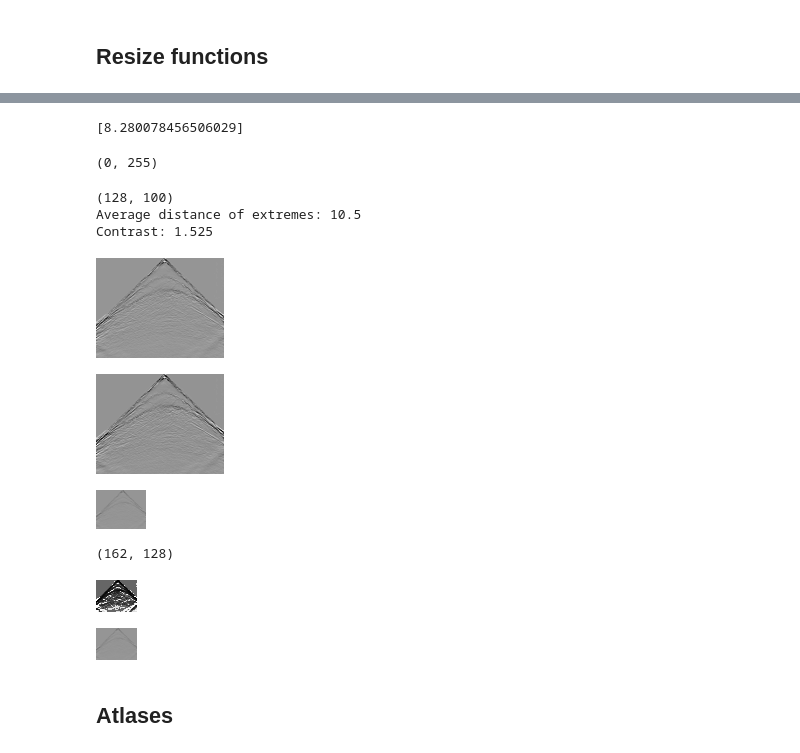
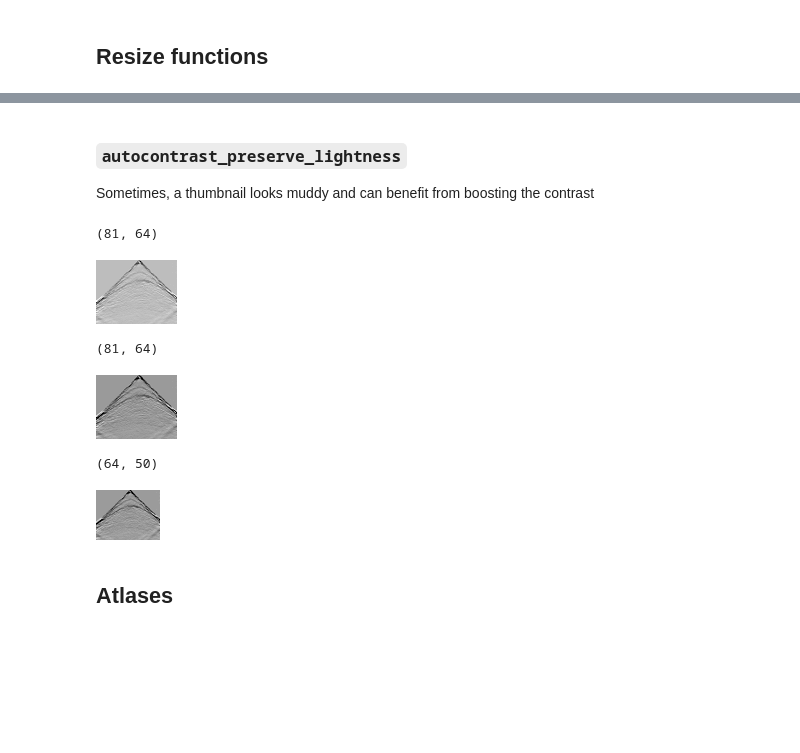
Before and after one commit to fr1ll/clip-plot, a Jupyter notebook: nbs/03_images.ipynb, the cells around one changed output, grey strips where cells are left out. Saved outputs shown, nothing was run; the diff lists cells and outputs as text; code cells hidden in the pictures; blank space fills up the shorter version.

Commit message:
add function autocontrast_preserve_lightness to get crispy thumbnails

```diff
--- a/nbs/03_images.ipynb
+++ b/nbs/03_images.ipynb
@@ -73,7 +63,7 @@ def thumb_exact_pad(img, w=128, h=128):
 # %%
 #| export
 
-def resize_to_max_side(img, n=128):
+def resize_to_max_side(img:pil_image, n:int=128):
     '''
     resize to a maximum side length
     '''
@@ -172,44 +90,41 @@ def autocontrast_symmetric_v2(img: pil_image, cutoff: float=0):
-# %%
-from PIL.ImageStat import Stat
-
-Stat(resize_to_height(im, h=128).convert("L")).stddev
-# %% [output]
-[8.280078456506029]
-# %%
-Stat(resize_to_height(im, h=600).convert("L")).extrema[0]
-# %% [output]
-(0, 255)
+# %% [markdown]
+### `autocontrast_preserve_lightness`
+
+Sometimes, a thumbnail looks muddy and can benefit from boosting the contrast
+# %%
+#| export
+
+def autocontrast_preserve_lightness(img:pil_image, cutoff:float=0.)->pil_image:
+    '''
+    apply PIL's autocontrast function, but preserve average lightness before and after
+    `cutoff` defines a percentage of the histogram to remove before scaling
+    '''
+    mean_before = Stat(img.convert("L")).mean[0]
+    img = ImageOps.autocontrast(img, preserve_tone=True, cutoff=cutoff)
+    mean_after = Stat(img.convert("L")).mean[0]
+    mean_shift = mean_after - mean_before
+    return img.point(lambda i: np.clip(i - mean_shift, 0, 255))
+# %%
+#| hide
+print(resize_to_height(im, 64).size)
+ImageOps.autocontrast(resize_to_height(im, 64), preserve_tone=True)
+# %% [output]
+(81, 64)
+[figure, added]
+# %%
+#| hide
+print(resize_to_height(im, 64).size)
+autocontrast_preserve_lightness(resize_to_height(im, 64), cutoff=0.1)
+# %% [output]
+(81, 64)
+[figure, added]
 # %%
 #| hide
-
-print(resize_to_max_side(im, n=128).size)
-autocontrast_symmetric(resize_to_max_side(im, n=128))
+print(resize_to_max_side(im, 64).size)
+autocontrast_preserve_lightness(resize_to_max_side(im, 64), cutoff=0.1)
 # %% [output]
-(128, 100)
-Average distance of extremes: 10.5
-Contrast: 1.525
+(64, 50)
-[figure, old version]
+[figure, new version]
-# %%
-ImageOps.autocontrast(resize_to_max_side(im, n=128))
-# %% [output]
-[figure, removed]
-# %%
-resize_to_max_side(im, n=50)
-# %% [output]
-[figure, removed]
-# %%
-#| hide
-
-print(resize_to_height(im, h=128).size)
-# resize_to_height(im, h=32)
-ImageOps.equalize(resize_to_height(im, h=32))
-# %% [output]
-(162, 128)
-[figure, removed]
-# %%
-resize_to_height(im, h=32)
-# %% [output]
-[figure, removed]
 # %% [markdown]
 ## Atlases
 # %%
```
Also changed, not shown: parts of 7 cells of this notebook, 2 other files.
